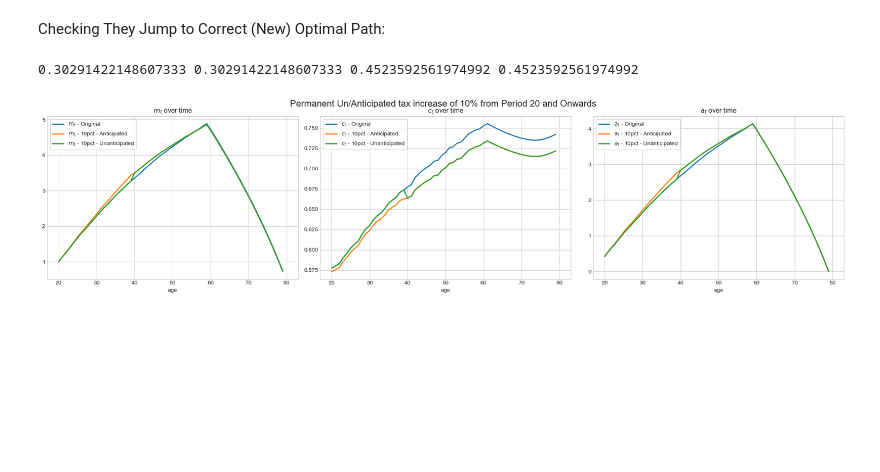
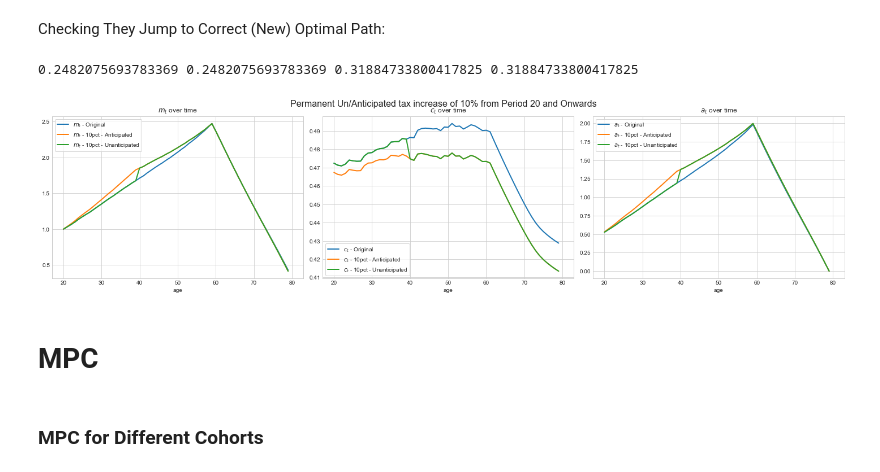
Before and after one commit to HansChristianPOLIT/LostInOptimization, a Jupyter notebook: Jeppe/01. BufferStockModel/01. BufferStockModel.ipynb, the cells around one changed output. Cells and saved outputs as stored; diff of their text form; code cells hidden in the pictures; blank space fills up the shorter version.

```diff
--- a/Jeppe/01. BufferStockModel/01. BufferStockModel.ipynb
+++ b/Jeppe/01. BufferStockModel/01. BufferStockModel.ipynb
@@ -131,9 +135,9 @@ model simulated in 0.1 secs
 from mpl_toolkits.axes_grid1.inset_locator import inset_axes
 
 # a. unpack
-par = model_negm.par
-sim = model_negm.sim
-sim_trans10pct = model_negm_trans10pct.sim
+par = model_egm.par
+sim = model_egm.sim
+sim_trans5pct = model_egm_trans5pct.sim
 
 simvarlist = [('m','$m_t$'),
               ('c','$c_t$'),
@@ -143,16 +147,16 @@ simvarlist = [('m','$m_t$'),
 fig, axs = plt.subplots(1, len(simvarlist), figsize=(20, 5))
 
 # add a title over the entire figure
-fig.suptitle("Transitory Anticipated tax increase of 10% in Period 20", fontsize=16)
+fig.suptitle("Transitory Anticipated tax increase of 5% in Period 20", fontsize=16)
 
 age = np.arange(par.T)
 
 for i, (simvar, simvarlatex) in enumerate(simvarlist):
 
     simdata = getattr(sim, simvar+'_rand')
-    simdata_trans10pct = getattr(sim_trans10pct, simvar+'_rand')
+    simdata_trans5pct = getattr(sim_trans5pct, simvar+'_rand')
     axs[i].plot(age, np.mean(simdata, axis=1), lw=2, label=f'{simvarlatex} - Original')
-    axs[i].plot(age, np.mean(simdata_trans10pct, axis=1), lw=2, label=f'{simvarlatex} - 10pct')
+    axs[i].plot(age, np.mean(simdata_trans5pct, axis=1), lw=2, label=f'{simvarlatex} - 5pct')
 
     axs[i].legend(frameon=True)
     axs[i].grid(True)
@@ -170,11 +174,11 @@ for i, (simvar, simvarlatex) in enumerate(simvarlist):
     if i == 0:
         axins = inset_axes(axs[i], width="30%", height="30%", loc='upper left')  # adjust size and position as needed
         axins.plot(age, np.mean(simdata, axis=1), lw=2)
-        axins.plot(age, np.mean(simdata_trans10pct, axis=1), lw=2)
+        axins.plot(age, np.mean(simdata_trans5pct, axis=1), lw=2)
 
         # specify the limits for the zoomed-in plot
         axins.set_xlim(18.5, 20.5)
-        axins.set_ylim(3.2,3.4)  # adjust as needed
+        axins.set_ylim(1.60,1.75)  # adjust as needed
 
         # Move labels to right
         axins.yaxis.tick_right()
@@ -197,8 +201,8 @@ plt.show()
 # %% [markdown]
 Create a copy of the original model solve with NEGM and anticipated permanent tax increase in period 21:
 # %%
-model_negm_10pct = model_negm.copy()
-model_negm_10pct.par.tax_rate_vec[20:] = model_negm.par.tax_rate_vec[20:]*1.1
+model_egm_5pct = model_egm.copy()
+model_egm_5pct.par.tax_rate_vec[20:] = model_egm.par.tax_rate_vec[20:]*1.05
 # %% [markdown]
 Check tax array to see that a permanent increase has been implemented:
 # %%
@@ -236,9 +242,9 @@ model simulated in 0.0 secs
 model simulated in 0.0 secs
 # %%
 # a. unpack
-par = model_negm.par
-sim = model_negm.sim
-sim_10pct = model_negm_10pct.sim
+par = model_egm.par
+sim = model_egm.sim
+sim_5pct = model_egm_5pct.sim
 
 simvarlist = [('m','$m_t$'),
               ('c','$c_t$'),
@@ -255,9 +261,9 @@ age = np.arange(par.T)
 for i, (simvar,simvarlatex) in enumerate(simvarlist):
 
     simdata = getattr(sim,simvar+'_rand')
-    simdata_10pct = getattr(sim_10pct,simvar+'_rand')
+    simdata_5pct = getattr(sim_5pct,simvar+'_rand')
     axs[i].plot(age,np.mean(simdata,axis=1),lw=2,label=f'{simvarlatex} - Original')
-    axs[i].plot(age,np.mean(simdata_10pct,axis=1),lw=2,label=f'{simvarlatex} - 10pct')
+    axs[i].plot(age,np.mean(simdata_5pct,axis=1),lw=2,label=f'{simvarlatex} - 10pct')
 
     axs[i].legend(frameon=True)
     axs[i].grid(True)
@@ -286,3 +290,5 @@ model_unanticipated10pt = model_negm.copy()
+# %%
+model_unanticipated5pct = model_egm.copy()
 # %% [markdown]
 Replace the periods after 20 from the old_tax simulation with the new_tax simulation
 # %%
@@ -298,19 +304,19 @@ for var in ['m', 'c', 'a']:
 Checking They Jump to Correct (New) Optimal Path:
 # %%
 print(
-    model_negm.sim.c_rand[10,0]
-    ,model_unanticipated10pt.sim.c_rand[10,0]
-    ,model_unanticipated10pt.sim.c_rand[30,0]
-    ,model_negm_10pct.sim.c_rand[30,0]
+    model_egm.sim.c_rand[10,0]
+    ,model_unanticipated5pct.sim.c_rand[10,0]
+    ,model_unanticipated5pct.sim.c_rand[30,0]
+    ,model_egm_5pct.sim.c_rand[30,0]
 )
 # %% [output]
-0.30291422148607333 0.30291422148607333 0.4523592561974992 0.4523592561974992
+0.2482075693783369 0.2482075693783369 0.31884733800417825 0.31884733800417825
 # %%
 # a. unpack
-par = model_negm.par
-sim = model_negm.sim
-sim_10pct = model_negm_10pct.sim
-sim_unanticipated = model_unanticipated10pt.sim
+par = model_egm.par
+sim = model_egm.sim
+sim_5pct = model_egm_5pct.sim
+sim_unanticipated = model_unanticipated5pct.sim
 
 simvarlist = [('m','$m_t$'),
               ('c','$c_t$'),
@@ -322,33 +328,37 @@ fig, axs = plt.subplots(1, len(simvarlist), figsize=(20, 5))
 # add a title over the entire figure
 fig.suptitle("Permanent Un/Anticipated tax increase of 10% from Period 20 and Onwards", fontsize=16)
 
 age = np.arange(par.T)
 
 for i, (simvar,simvarlatex) in enumerate(simvarlist):
 
     simdata = getattr(sim, simvar+'_rand')
-    simdata_10pct = getattr(sim_10pct, simvar+'_rand')
+    simdata_5pct = getattr(sim_5pct, simvar+'_rand')
     simdata_unanticipated = getattr(sim_unanticipated, simvar+'_rand')  # data from combined model
 
     axs[i].plot(age, np.mean(simdata, axis=1), lw=2, label=f'{simvarlatex} - Original')
-    axs[i].plot(age, np.mean(simdata_10pct, axis=1), lw=2, label=f'{simvarlatex} - 10pct - Anticipated')
+    axs[i].plot(age, np.mean(simdata_5pct, axis=1), lw=2, label=f'{simvarlatex} - 10pct - Anticipated')
     axs[i].plot(age, np.mean(simdata_unanticipated, axis=1), lw=2, label=f'{simvarlatex} - 10pct - Unanticipated')  # plot combined data
 
     axs[i].legend(frameon=True)
     axs[i].grid(True)
     axs[i].set_xlabel('age')
     axs[i].set_title(f'{simvarlatex} over time')
 
     # Change x-axis labels to show 20 years later
     xticks = axs[i].get_xticks()
     axs[i].set_xticks(xticks)  # Set tick positions, this line is actually redundant here because it's the same as before
     new_xticks = xticks + 20
     axs[i].set_xticklabels([int(val) if val.is_integer() else val for val in new_xticks])
     axs[i].set_xlim(-3, 63)
 
 plt.tight_layout()
 # Adjust the layout so that title does not overlap with the top plot
 plt.subplots_adjust(top=0.9)
 plt.show()
 # %% [output]
-[figure, old version]
+[figure, new version]
+# %% [markdown]
+# MPC
+# %% [markdown]
+### MPC for Different Cohorts
```
Also changed, not shown: parts of 41 cells of this notebook, 8 other files.
